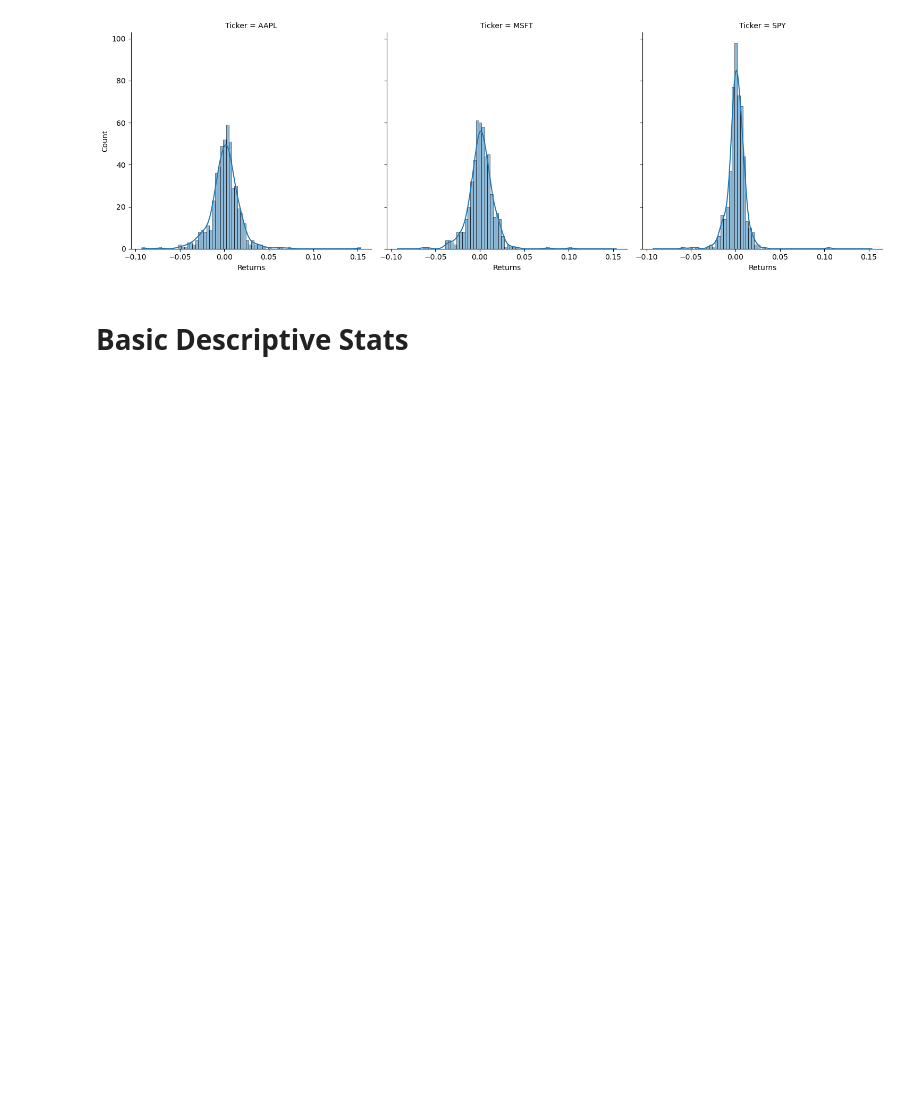
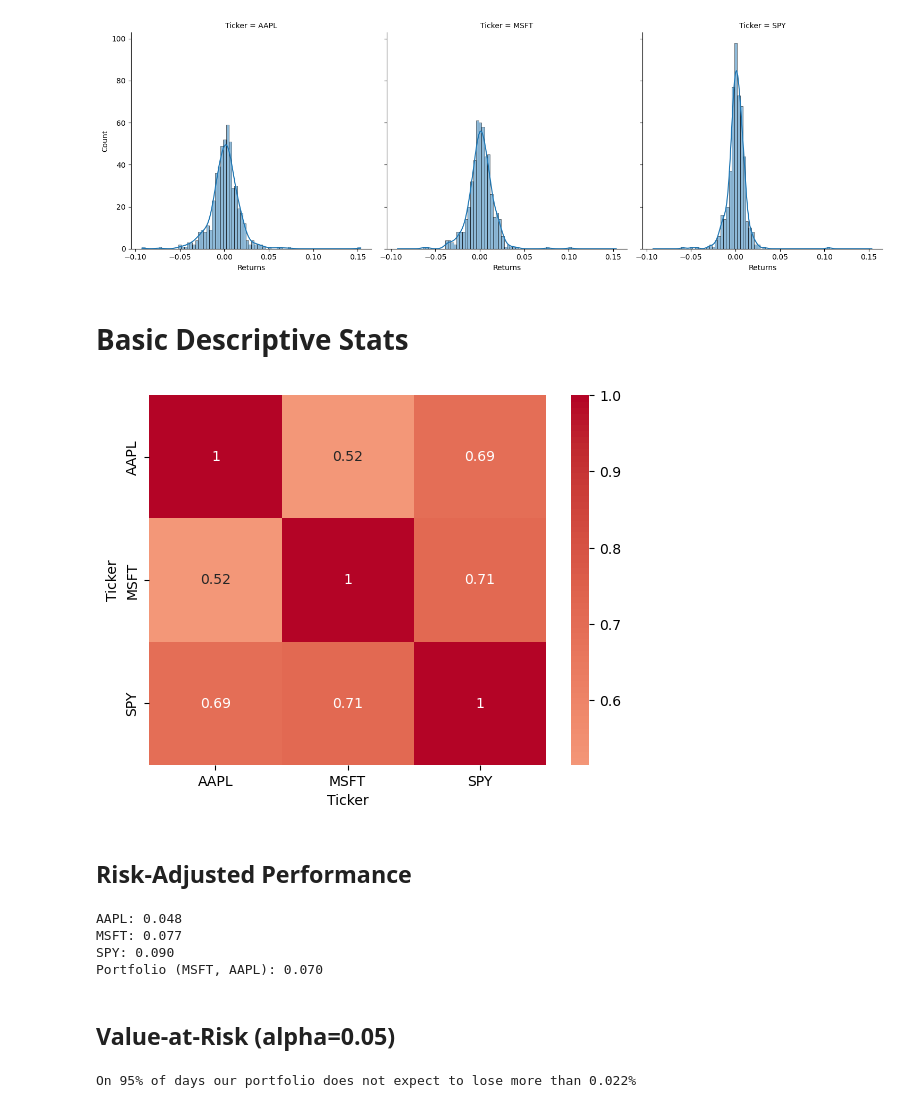
Before and after one commit to thaigaines/risk-metrics, a Jupyter notebook: notebooks/risk_case_study.ipynb, the cells around one changed output. Drawn from its saved outputs; the diff is of its cells as text; code cells hidden in the pictures; blank space fills up the shorter version.

```diff
--- a/notebooks/risk_case_study.ipynb
+++ b/notebooks/risk_case_study.ipynb
@@ -45,3 +45,15 @@ sns.displot(
 # %%
 return_mean = returns.mean()
 return_vol = returns.std()
+corr = returns.corr()
+# %%
+sns.heatmap(
+    data=corr,
+    annot=True,
+    cmap="coolwarm",
+    center=0
+);
+# %% [output]
+[figure, added]
+# %% [markdown]
+## Risk-Adjusted Performance
@@ -47,0 +68,12 @@ return_vol = returns.std()
+# %%
+for ticker in sharpe.index:
+    print(f"{ticker}: {sharpe[ticker]:.3f}")
+
+print(f"Portfolio (MSFT, AAPL): {portfolio_sharpe:.3f}")
+# %% [output]
+AAPL: 0.048
+MSFT: 0.077
+SPY: 0.090
+Portfolio (MSFT, AAPL): 0.070
+# %% [markdown]
+## Value-at-Risk (alpha=0.05)
@@ -47,0 +82,4 @@ return_vol = returns.std()
+# %%
+print(f"On 95% of days our portfolio does not expect to lose more than {-var_95:.3f}%")
+# %% [output]
+On 95% of days our portfolio does not expect to lose more than 0.022%
```
Also changed, not shown: parts of 7 cells of this notebook.
